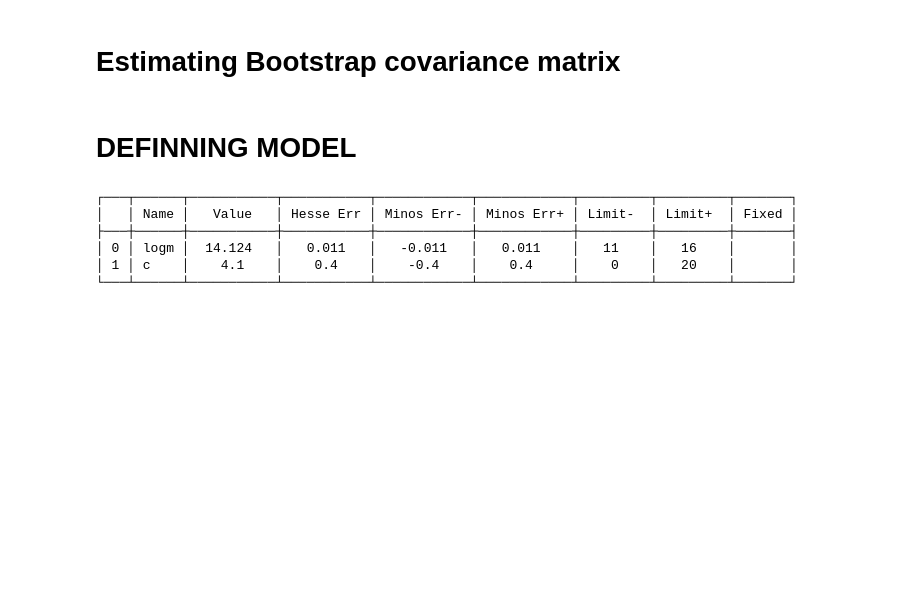
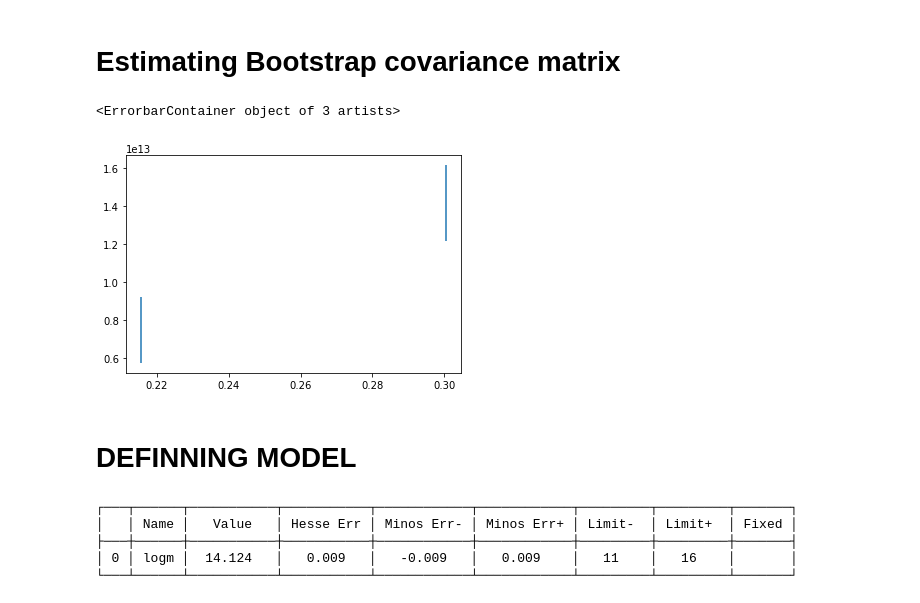
Before and after one commit to payerne/DC2Analysis, a Jupyter notebook: examples/Example_Fit_Halo_mass_cosmoDC2.ipynb, the cells around one changed output. Drawn from its saved outputs; the diff is of its cells as text; code cells hidden in the pictures; blank space fills up the shorter version.

```diff
--- a/examples/Example_Fit_Halo_mass_cosmoDC2.ipynb
+++ b/examples/Example_Fit_Halo_mass_cosmoDC2.ipynb
@@ -91,3 +144,0 @@ down, up, n_bins = 0.2 , 5 , 20
-# %%
-bin_edges = pa.make_bins( down , up , n_bins , method = 'evenlog10width')
-profile = stack.make_binned_profile(cl = cl, bin_edges = bin_edges)
@@ -137,9 +271,14 @@ cov_t_bootstrap, cov_x_bootstrap = stack.bootstrap_resampling(binned_profile = p
 # %%
-cov_t = cov_t_bootstrap
-cov_x = cov_x_bootstrap
+cov_t = cov_t_boot
+cov_x = cov_x_boot
 # %%
 profile['gt_err'] = np.sqrt(cov_t.diagonal())
 profile['gx_err'] = np.sqrt(cov_x.diagonal())
+# %%
+plt.errorbar(profile['radius'], profile['gt'], profile['gt_err'])
+# %% [output]
+<ErrorbarContainer object of 3 artists>
+[figure, added]
 # %% [markdown]
 # DEFINNING MODEL
 # %%
@@ -247,7 +375,7 @@ def chi2(logm,c):
 # %%
 #m = Minuit.from_array_func(chi2, (13,1,0.1), errordef = 0.5)
 
-m = Minuit(chi2, logm = 13,c = 4, limit_logm = (11,16),limit_c = (0,20), errordef = 1)
+m = Minuit(chi2, logm = 13, limit_logm = (11,16), errordef = 1)
 
 m.migrad()
 
@@ -262,7 +390,6 @@ print(m.params)
 ┌───┬──────┬───────────┬───────────┬────────────┬────────────┬─────────┬─────────┬───────┐
 │   │ Name │   Value   │ Hesse Err │ Minos Err- │ Minos Err+ │ Limit-  │ Limit+  │ Fixed │
 ├───┼──────┼───────────┼───────────┼────────────┼────────────┼─────────┼─────────┼───────┤
-│ 0 │ logm │  14.124   │   0.011   │   -0.011   │   0.011    │   11    │   16    │       │
-│ 1 │ c    │    4.1    │    0.4    │    -0.4    │    0.4     │    0    │   20    │       │
+│ 0 │ logm │  14.124   │   0.009   │   -0.009   │   0.009    │   11    │   16    │       │
 └───┴──────┴───────────┴───────────┴────────────┴────────────┴─────────┴─────────┴───────┘
 # %%
```
Also changed, not shown: parts of 39 cells of this notebook, 16 other files.
